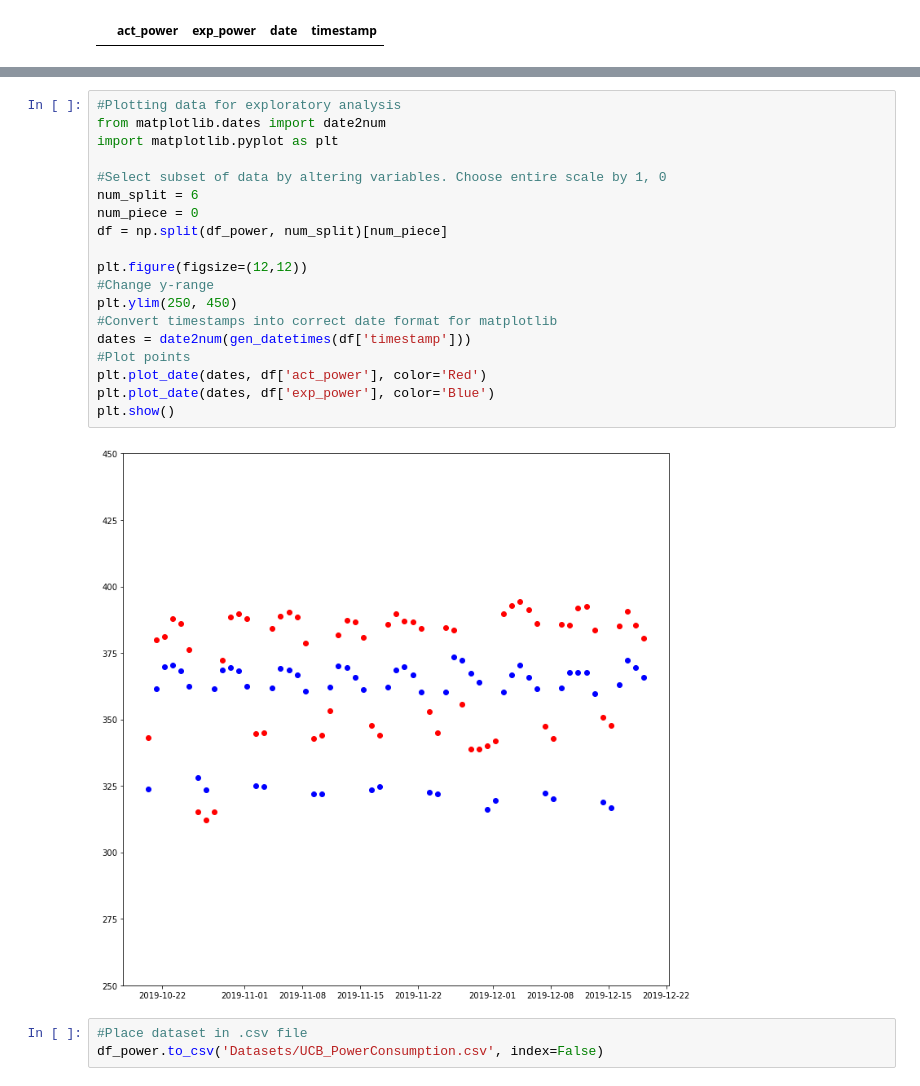
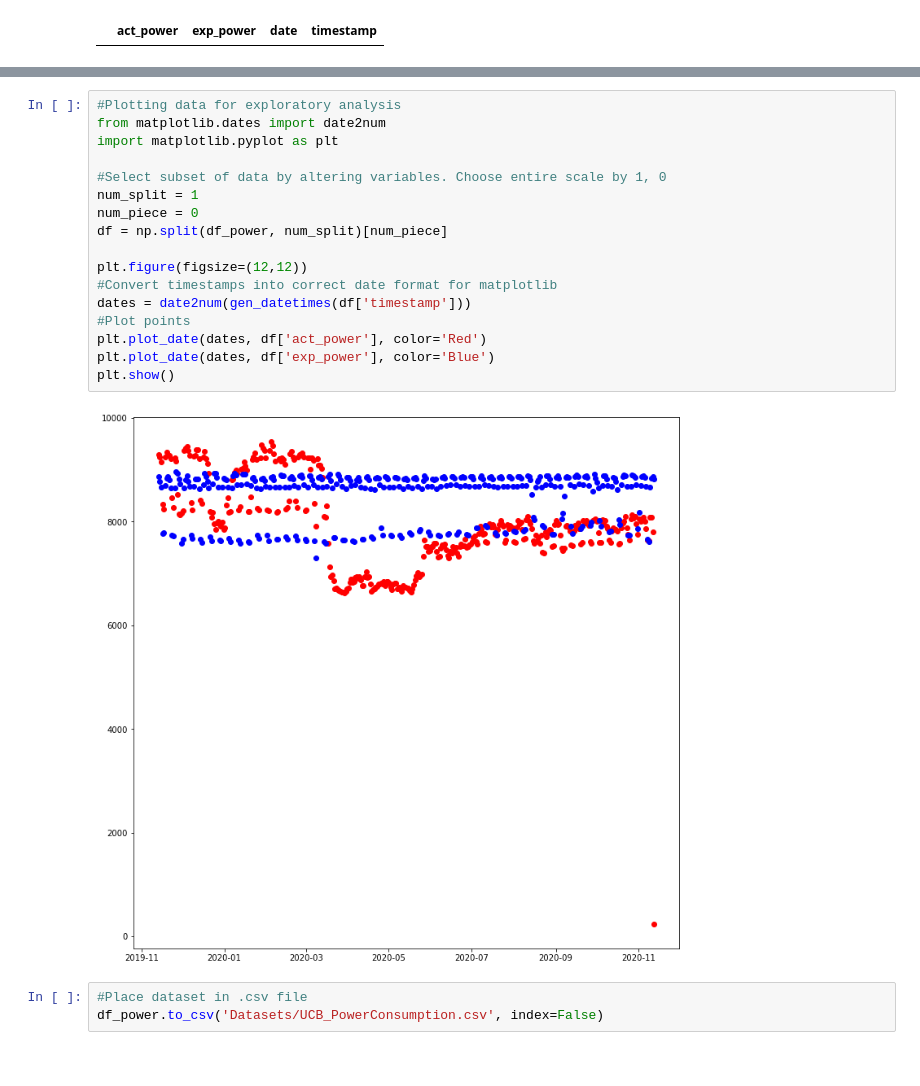
Before and after one commit to A-Wadhwani/ME597-Project, a Jupyter notebook: UCB_data_cleaning.ipynb, the cells around one changed output, grey strips where cells are left out. Saved outputs shown, nothing was run; the diff lists cells and outputs as text.

```diff
--- a/UCB_data_cleaning.ipynb
+++ b/UCB_data_cleaning.ipynb
@@ -91,24 +91,22 @@ df_power.head()
 # %%
 #Plotting data for exploratory analysis
 from matplotlib.dates import date2num
 import matplotlib.pyplot as plt
 
 #Select subset of data by altering variables. Choose entire scale by 1, 0
-num_split = 6
+num_split = 1
 num_piece = 0
 df = np.split(df_power, num_split)[num_piece]
 
 plt.figure(figsize=(12,12))
-#Change y-range
-plt.ylim(250, 450)
 #Convert timestamps into correct date format for matplotlib
 dates = date2num(gen_datetimes(df['timestamp']))
 #Plot points
 plt.plot_date(dates, df['act_power'], color='Red')
 plt.plot_date(dates, df['exp_power'], color='Blue')
 plt.show()
 # %% [output]
-[figure, old version]
+[figure, new version]
 # %%
 #Place dataset in .csv file
 df_power.to_csv('Datasets/UCB_PowerConsumption.csv', index=False)
```
Also changed, not shown: parts of 2 cells of this notebook, 5 other files.
